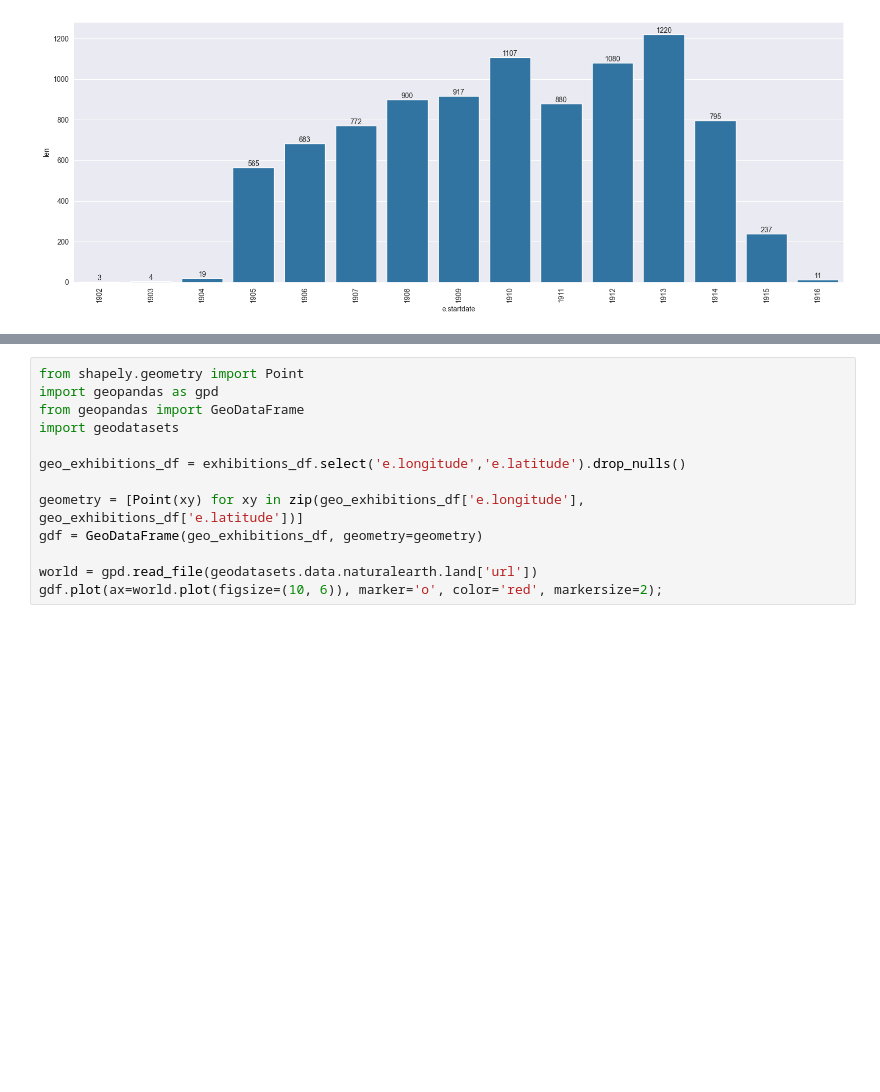
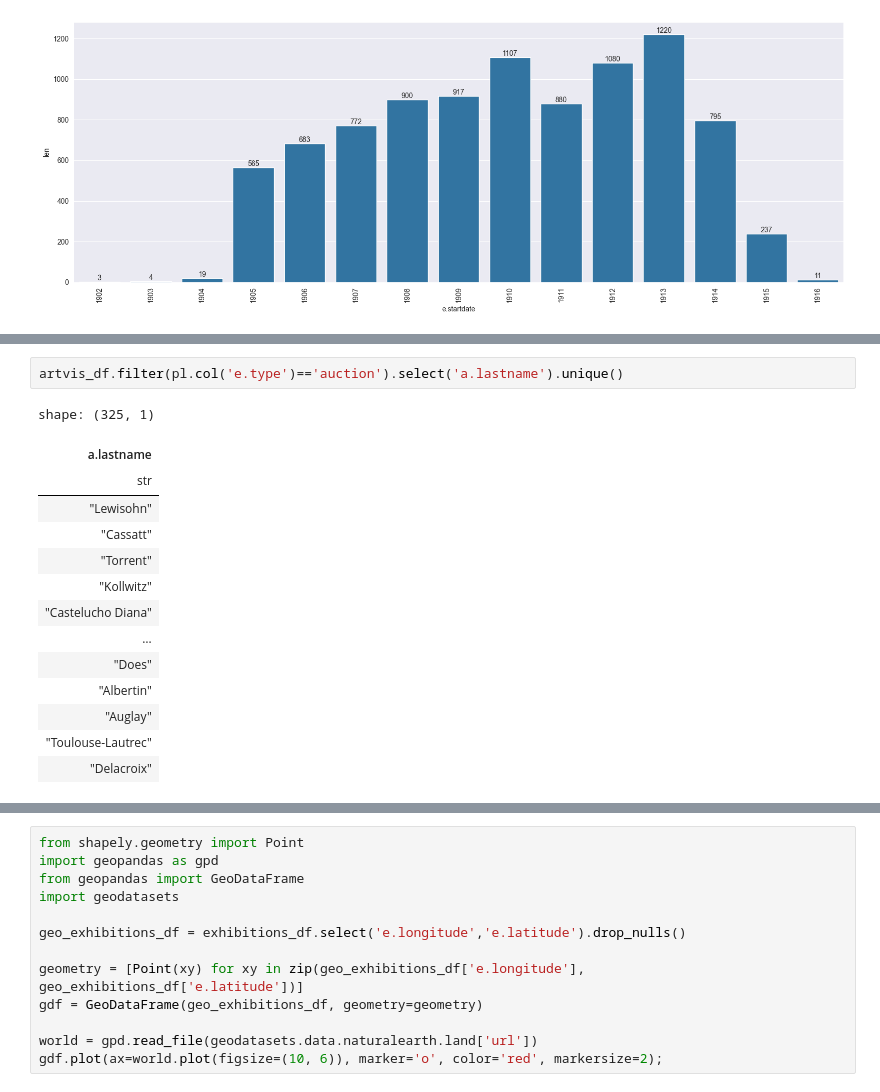
Before and after one commit to rolandramp/infoVis24G4, a Jupyter notebook: InfoVis24G4Ex1/Analysis.ipynb, the cells around one changed output, grey strips where cells are left out. Cells and saved outputs as stored; diff of their text form; blank space fills up the shorter version.

```diff
--- a/InfoVis24G4Ex1/Analysis.ipynb
+++ b/InfoVis24G4Ex1/Analysis.ipynb
@@ -186,0 +221,17 @@ plot
+# %%
+artvis_df.filter(pl.col('e.type')=='auction').select('a.lastname').unique()
+# %% [output]
+shape: (325, 1)
+| a.lastname |
+| str |
+| "Lewisohn" |
+| "Cassatt" |
+| "Torrent" |
+| "Kollwitz" |
+| "Castelucho Diana" |
+| … |
+| "Does" |
+| "Albertin" |
+| "Auglay" |
+| "Toulouse-Lautrec" |
+| "Delacroix" |
```
Also changed, not shown: parts of 5 cells of this notebook.
